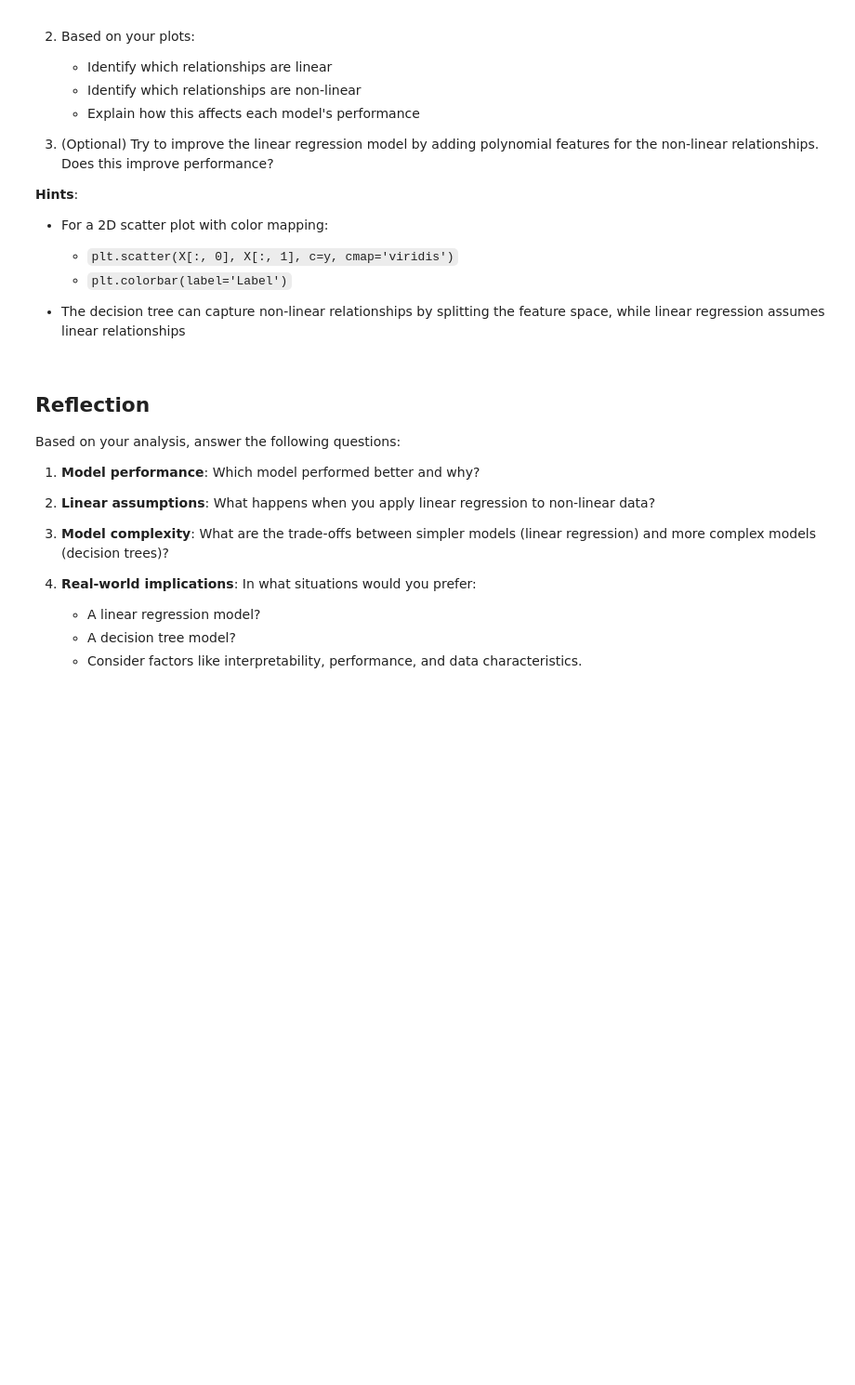
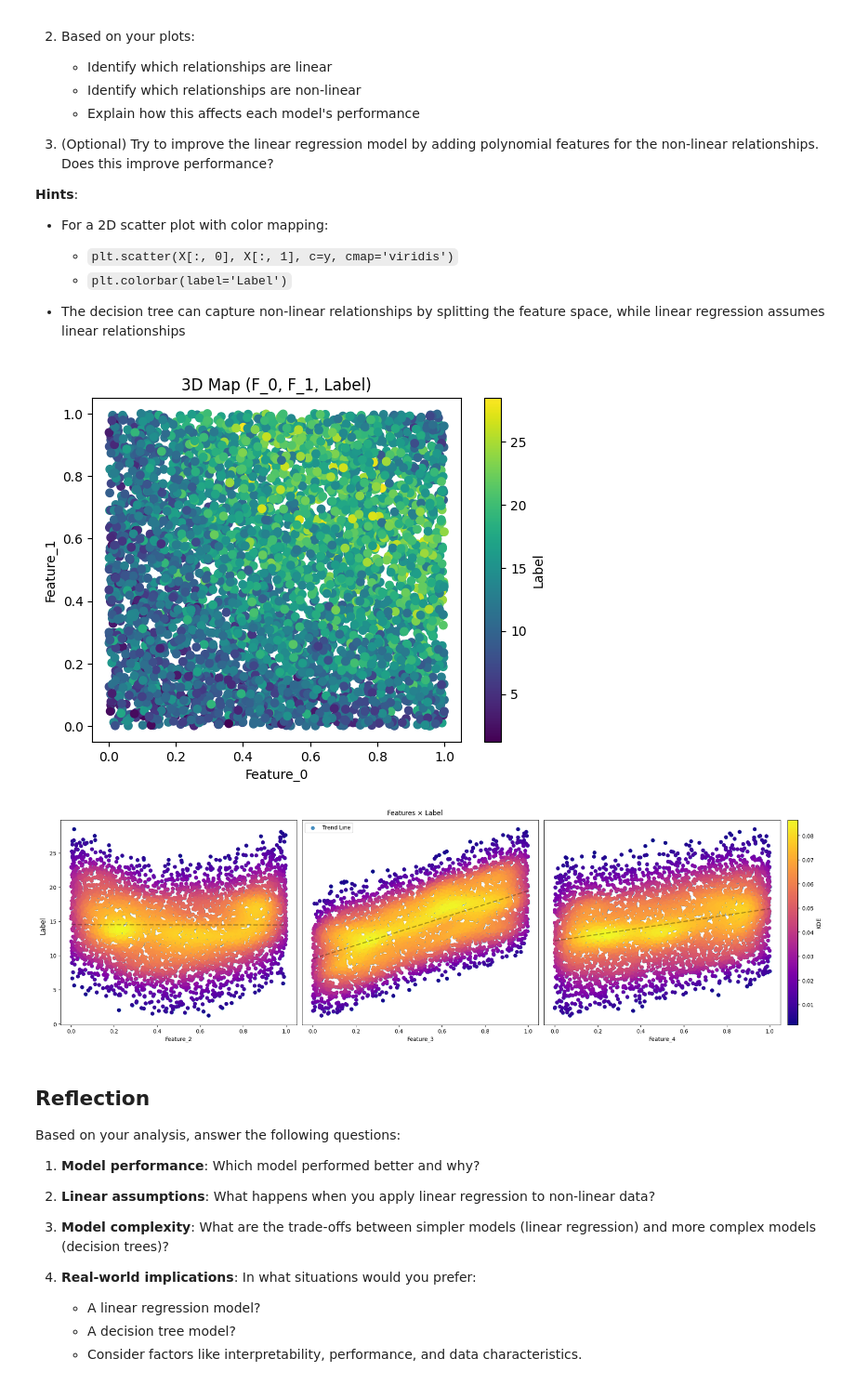
Before and after one commit to rudedude693/FSA_devops, a Jupyter notebook: notebooks/unit3/lesson_19/Lesson_19_activity.ipynb, the cells around one changed output. Shown at 93% size. Drawn from its saved outputs; the diff is of its cells as text; code cells hidden in the pictures; blank space fills up the shorter version.

```diff
--- a/notebooks/unit3/lesson_19/Lesson_19_activity.ipynb
+++ b/notebooks/unit3/lesson_19/Lesson_19_activity.ipynb
@@ -113,6 +184,36 @@ dt_model.fit(X_train, y_train)
 - The decision tree can capture non-linear relationships by splitting the feature space, while linear regression assumes linear relationships
 # %%
 # Your code here
+from scipy.stats import gaussian_kde
+plt.scatter(df.feature_0, df.feature_1, c=y, cmap='viridis')
+plt.title('3D Map (F_0, F_1, Label)')
+plt.xlabel('Feature_0')
+plt.ylabel('Feature_1')
+plt.colorbar(label='Label')
+plt.show()
+
+sub_fig, axs = plt.subplots(1,3, sharey=True, figsize=(20,6), constrained_layout=True)
+counter = 0
+lkws = {'color':'black', 'linestyle':'--', 'alpha':0.3}
+for ax in axs:
+    df_x = df[f'feature_{counter+2}']
+    xy = np.vstack([df_x, y])
+    dens = gaussian_kde(xy)(xy)
+    sns.regplot(x=df_x,y=y,ci=False, ax=ax, line_kws=lkws, label='Trend Line')
+    plot_scat = ax.scatter(df_x, y, c=dens, cmap='plasma')
+    ax.set_xlabel(f'Feature_{counter+2}')
+    if counter:
+        ax.tick_params(axis='y', which='both', left=False, right=False)
+    counter += 1
+
+sub_fig.suptitle('Features × Label', x=0.48, ha='center')
+sub_fig.supylabel('Label')
+axs[1].legend(loc='upper left')
+plt.colorbar(plot_scat, ax=axs, pad=0.01, label='KDE')
+plt.show()
+# %% [output]
+[figure, added]
+[figure, added]
 # %% [markdown]
 ## Reflection
 
```
Also changed, not shown: parts of 4 cells of this notebook, 1 other file.
